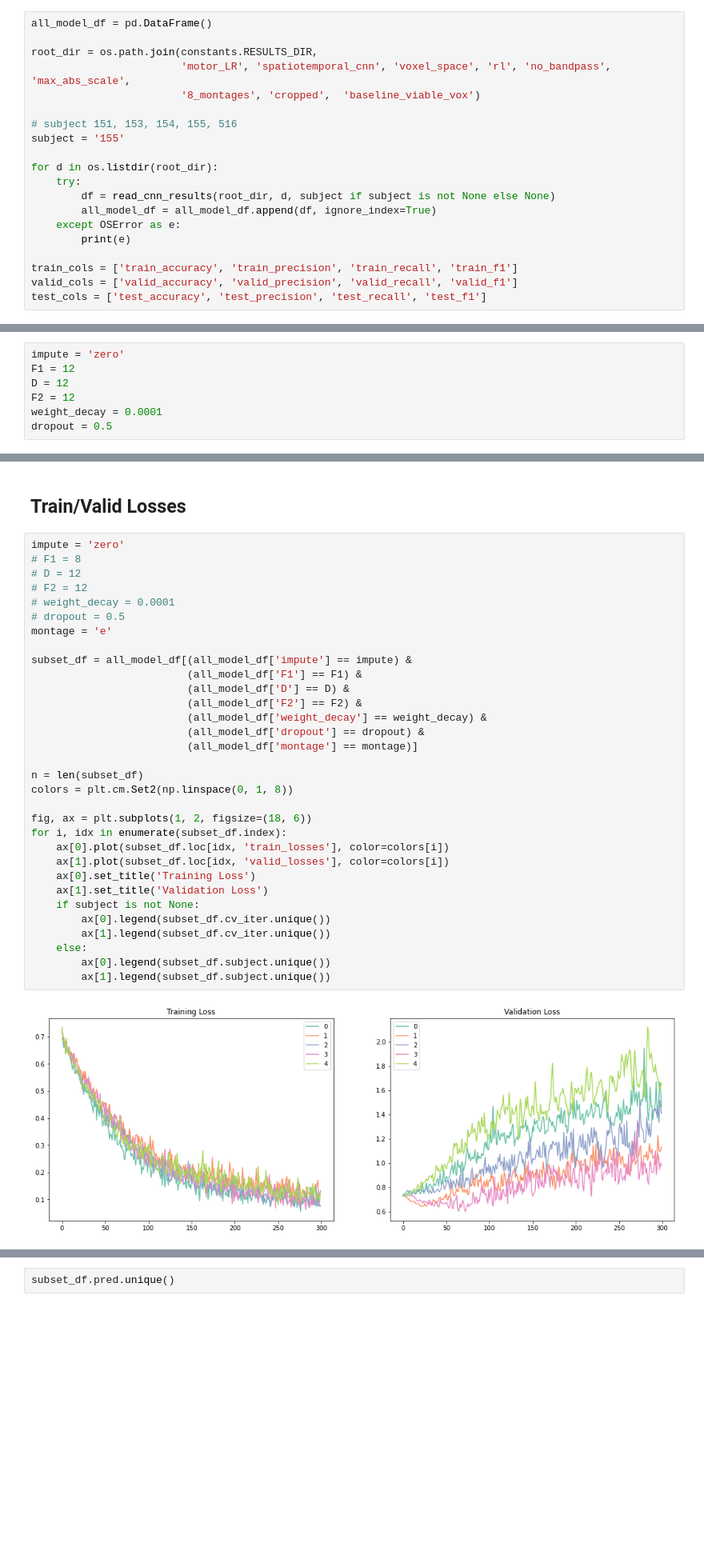
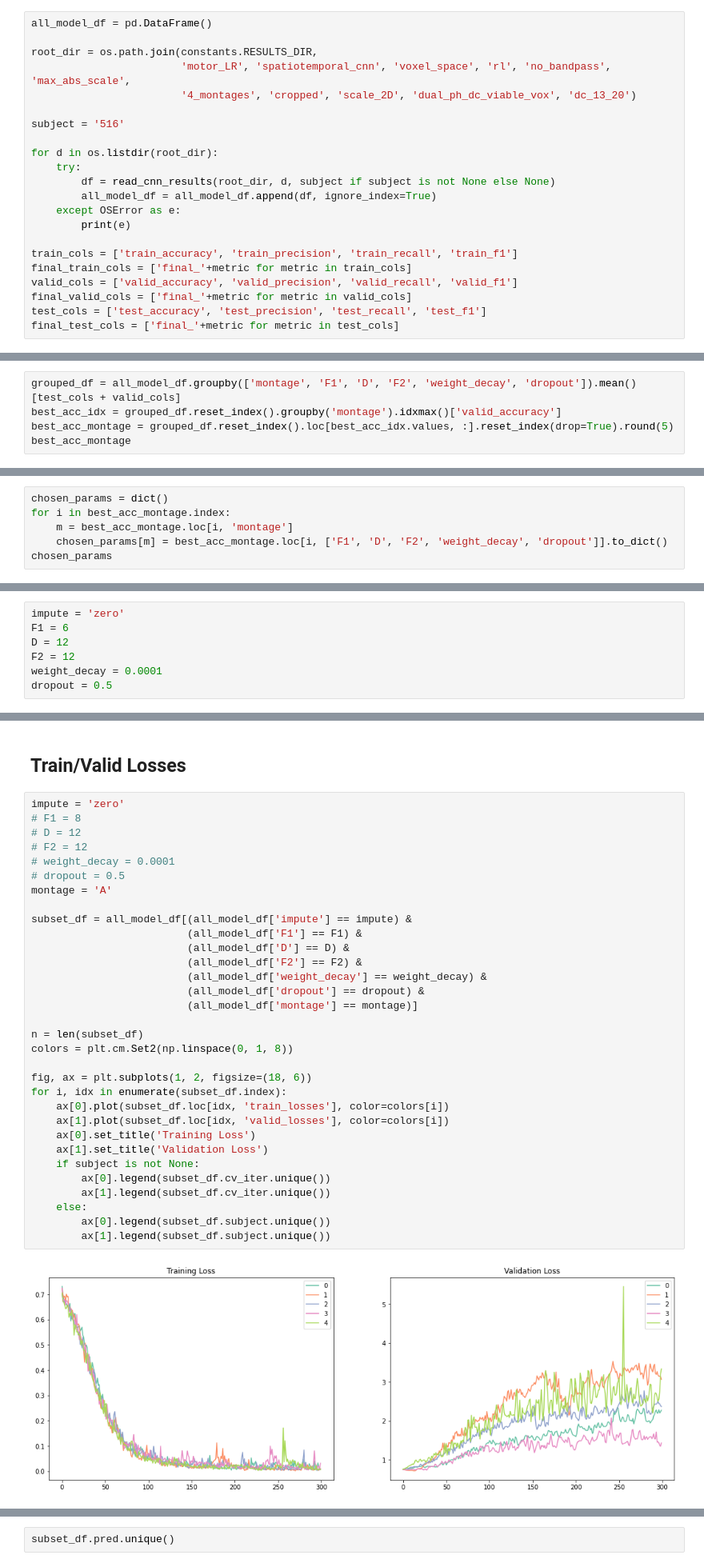
Before and after one commit to nicchiou/mindportal, a Jupyter notebook: experiments/motor_LR/spatiotemporal_cnn/ExperimentSummary.ipynb, the cells around one changed output, grey strips where cells are left out. Shown: that part at 80% size. Drawn from its saved outputs; the diff is of its cells as text; blank space fills up the shorter version.

```diff
--- a/experiments/motor_LR/spatiotemporal_cnn/ExperimentSummary.ipynb
+++ b/experiments/motor_LR/spatiotemporal_cnn/ExperimentSummary.ipynb
@@ -49,10 +50,9 @@ all_model_df = pd.DataFrame()
 
 root_dir = os.path.join(constants.RESULTS_DIR,
                         'motor_LR', 'spatiotemporal_cnn', 'voxel_space', 'rl', 'no_bandpass', 'max_abs_scale',
-                        '8_montages', 'cropped',  'baseline_viable_vox')
+                        '4_montages', 'cropped', 'scale_2D', 'dual_ph_dc_viable_vox', 'dc_13_20')
 
-# subject 151, 153, 154, 155, 516
-subject = '155'
+subject = '516'
 
 for d in os.listdir(root_dir):
     try:
@@ -62,5 +62,8 @@ for d in os.listdir(root_dir):
         print(e)
 
 train_cols = ['train_accuracy', 'train_precision', 'train_recall', 'train_f1']
+final_train_cols = ['final_'+metric for metric in train_cols]
 valid_cols = ['valid_accuracy', 'valid_precision', 'valid_recall', 'valid_f1']
+final_valid_cols = ['final_'+metric for metric in valid_cols]
 test_cols = ['test_accuracy', 'test_precision', 'test_recall', 'test_f1']
+final_test_cols = ['final_'+metric for metric in test_cols]
@@ -102,0 +95,5 @@ array([ 8, 12,  6])
+# %%
+grouped_df = all_model_df.groupby(['montage', 'F1', 'D', 'F2', 'weight_decay', 'dropout']).mean()[test_cols + valid_cols]
+best_acc_idx = grouped_df.reset_index().groupby('montage').idxmax()['valid_accuracy']
+best_acc_montage = grouped_df.reset_index().loc[best_acc_idx.values, :].reset_index(drop=True).round(5)
+best_acc_montage
@@ -102,0 +108,6 @@ array([ 8, 12,  6])
+# %%
+chosen_params = dict()
+for i in best_acc_montage.index:
+    m = best_acc_montage.loc[i, 'montage']
+    chosen_params[m] = best_acc_montage.loc[i, ['F1', 'D', 'F2', 'weight_decay', 'dropout']].to_dict()
+chosen_params
@@ -103,6 +152,6 @@ array([ 8, 12,  6])
 # %%
 impute = 'zero'
-F1 = 12
+F1 = 6
 D = 12
 F2 = 12
 weight_decay = 0.0001
@@ -230,35 +314,35 @@ impute = 'zero'
 # F1 = 8
 # D = 12
 # F2 = 12
 # weight_decay = 0.0001
 # dropout = 0.5
-montage = 'e'
+montage = 'A'
 
 subset_df = all_model_df[(all_model_df['impute'] == impute) &
                          (all_model_df['F1'] == F1) &
                          (all_model_df['D'] == D) &
                          (all_model_df['F2'] == F2) &
                          (all_model_df['weight_decay'] == weight_decay) &
                          (all_model_df['dropout'] == dropout) &
                          (all_model_df['montage'] == montage)]
 
 n = len(subset_df)
 colors = plt.cm.Set2(np.linspace(0, 1, 8))
 
 fig, ax = plt.subplots(1, 2, figsize=(18, 6))
 for i, idx in enumerate(subset_df.index):
     ax[0].plot(subset_df.loc[idx, 'train_losses'], color=colors[i])
     ax[1].plot(subset_df.loc[idx, 'valid_losses'], color=colors[i])
     ax[0].set_title('Training Loss')
     ax[1].set_title('Validation Loss')
     if subject is not None:
         ax[0].legend(subset_df.cv_iter.unique())
         ax[1].legend(subset_df.cv_iter.unique())
     else:
         ax[0].legend(subset_df.subject.unique())
         ax[1].legend(subset_df.subject.unique())
 # %% [output]
-[figure, old version]
+[figure, new version]
 # %% [markdown]
 ## Train/Valid Accuracies
 # %%
```
Also changed, not shown: parts of 34 cells of this notebook, 1 other file.
